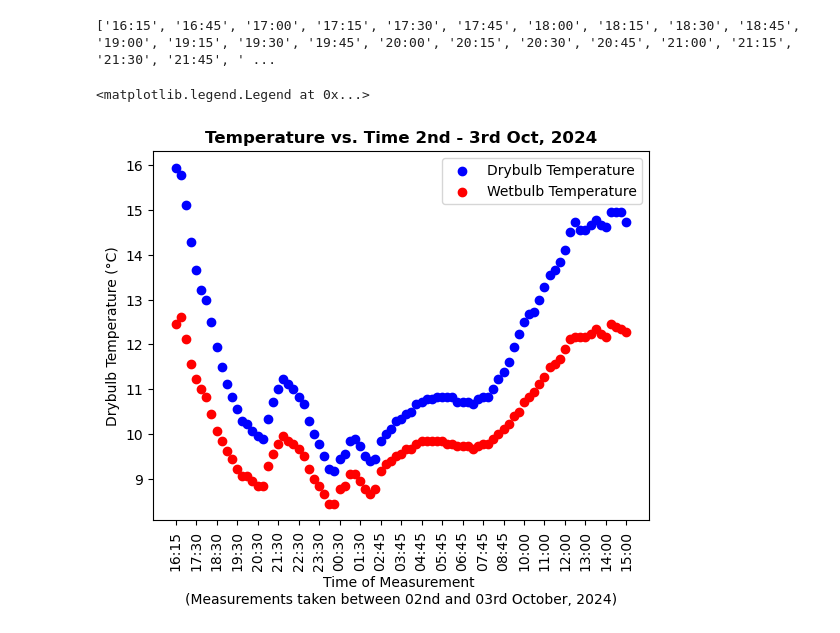
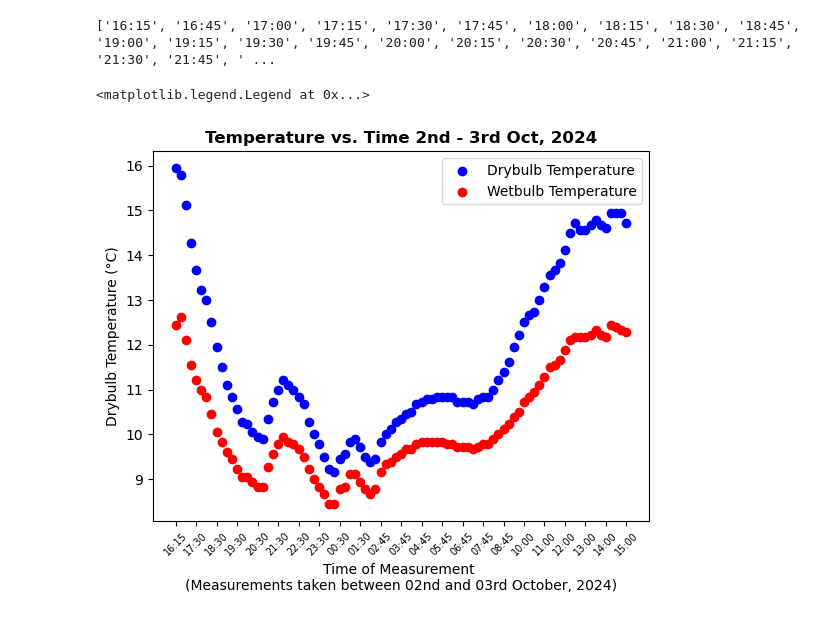
Before and after one commit to a-o-connor/PFDA-assignments, a Jupyter notebook: week02/assignment2-weather.ipynb, the cells around one changed output. Saved outputs shown, nothing was run; the diff lists cells and outputs as text; code cells hidden in the pictures.

```diff
--- a/week02/assignment2-weather.ipynb
+++ b/week02/assignment2-weather.ipynb
@@ -67,24 +67,26 @@ print(time_of_measurement)
 # %%
 fig, ax = plt.subplots()
 ax.scatter(
     time_of_measurement,
     weather_df["dryBulbTemperature_Celsius"],
     label="Drybulb Temperature", color="blue"
 
 )
 ax.scatter(
     time_of_measurement,
     weather_df["wetBulbTemperature_Celsius"],
     label="Wetbulb Temperature", color="red"
 )
 ax.set_xticks(ticks = time_of_measurement[::4])
-ax.set_xticklabels(time_of_measurement[::4], rotation=90)
+ax.set_xticklabels(time_of_measurement[::4], rotation=45,
+                   fontdict= {'fontsize': 'x-small',}
+                   )
 ax.set_xlabel(f"Time of Measurement \n(Measurements taken between 02nd and 03rd October, 2024)")
 ax.set_ylabel("Drybulb Temperature (°C)")
 ax.set_title("Temperature vs. Time 2nd - 3rd Oct, 2024",
              fontdict = {'fontsize': 'large','fontweight' : "bold",}
              )
 ax.legend()
 # %% [output]
 <matplotlib.legend.Legend at 0x...>
-[figure, old version]
+[figure, new version]
```
